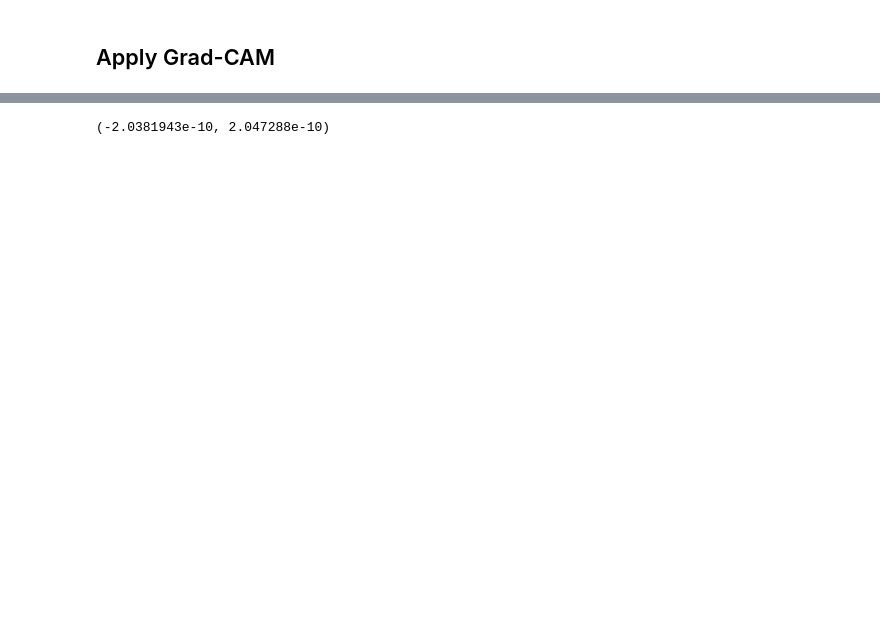
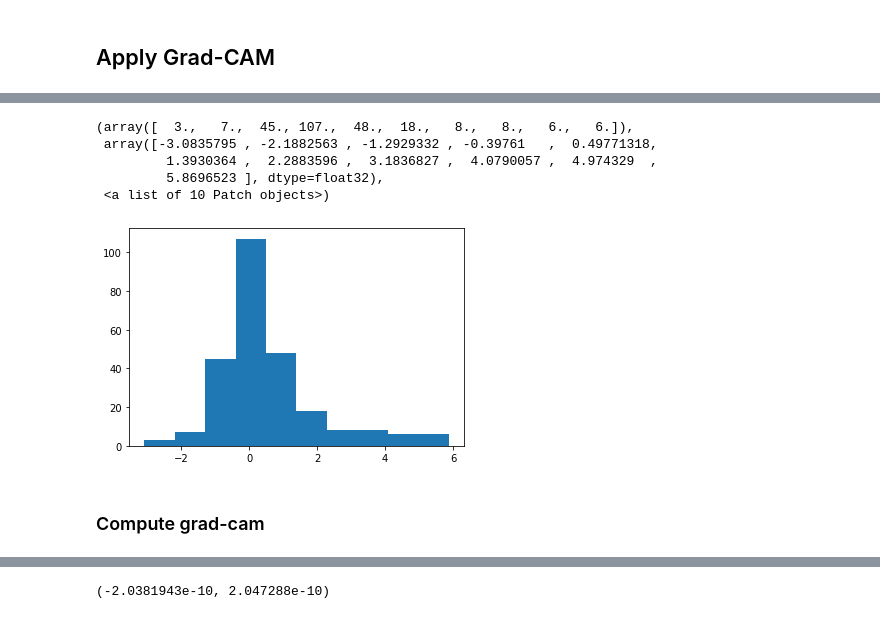
Before and after one commit to pdpino/medical-ai, a Jupyter notebook: medai/notebooks/demo_grad_cam.ipynb, the cells around one changed output, grey strips where cells are left out. Cells and saved outputs as stored; diff of their text form; code cells hidden in the pictures; blank space fills up the shorter version.

```diff
--- a/medai/notebooks/demo_grad_cam.ipynb
+++ b/medai/notebooks/demo_grad_cam.ipynb
@@ -170,0 +83,8 @@ Normalizing...  0.0 1.0
+# %%
+layer = _get_last_layer(compiled_model)
+
+grad_cam_with = LayerGradCam(ModelWrapper(compiled_model.model, activation=ACTIVATION), layer)
+grad_cam_wo = LayerGradCam(ModelWrapper(compiled_model.model, activation=None), layer)
+# grad_cam = GuidedGradCam(Dummy(model), layer)
+# %%
+LABEL_INDEX = 1
@@ -170,0 +143,11 @@ Normalizing...  0.0 1.0
+# %%
+plt.hist((attrs_wo - cam_attrs).view(-1))
+# %% [output]
+(array([  3.,   7.,  45., 107.,  48.,  18.,   8.,   8.,   6.,   6.]),
+ array([-3.0835795 , -2.1882563 , -1.2929332 , -0.39761   ,  0.49771318,
+         1.3930364 ,  2.2883596 ,  3.1836827 ,  4.0790057 ,  4.974329  ,
+         5.8696523 ], dtype=float32),
+ <a list of 10 Patch objects>)
+[figure, added]
+# %% [markdown]
+### Compute grad-cam
```
Also changed, not shown: parts of 34 cells of this notebook, 2 other files.
